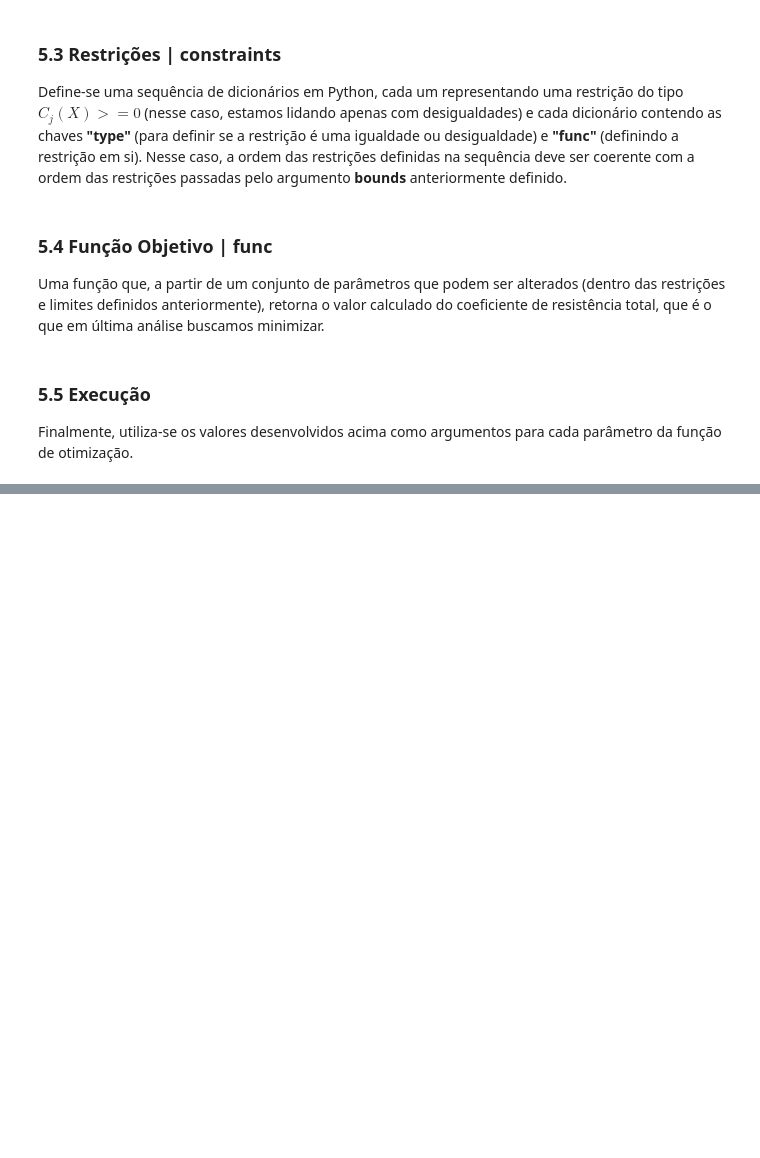
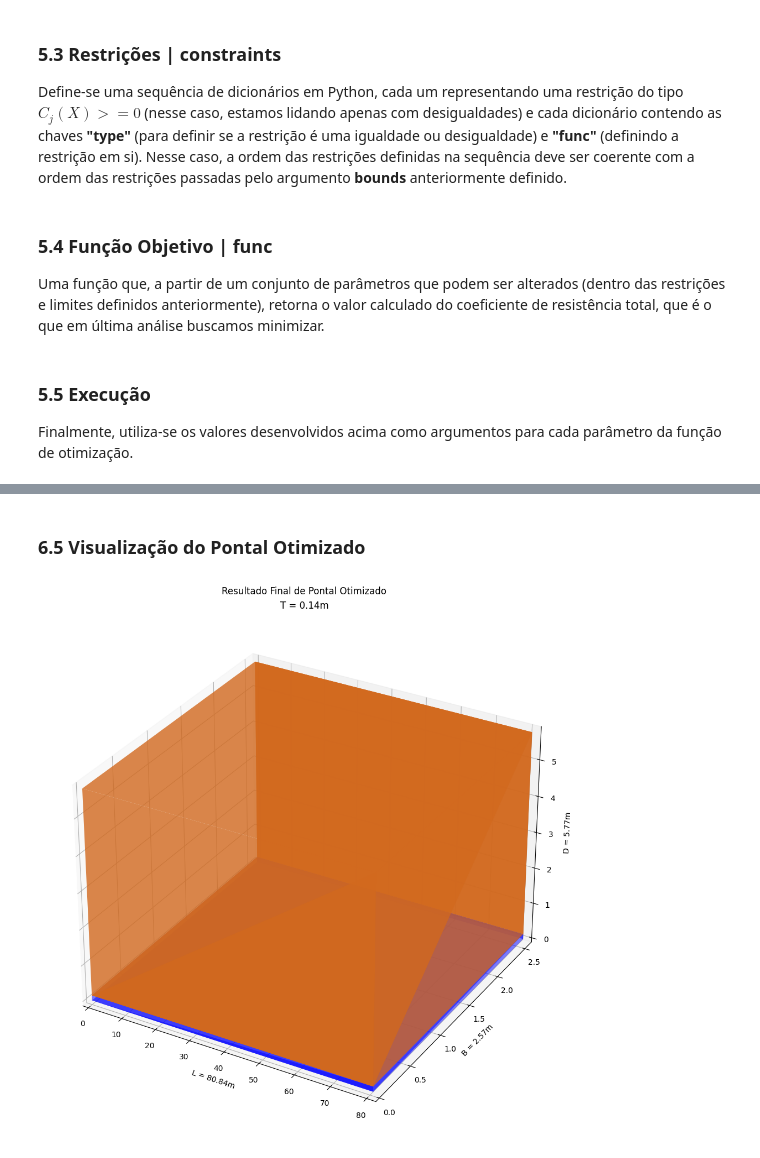
Before and after one commit to leonardolombardi07/otimizacao-pontal, a Jupyter notebook: Report.ipynb, the cells around one changed output, grey strips where cells are left out. Drawn from its saved outputs; the diff is of its cells as text; code cells hidden in the pictures; blank space fills up the shorter version.

```diff
--- a/Report.ipynb
+++ b/Report.ipynb
@@ -583,0 +632,58 @@ plot_results(x_and_fun_results)
+# %% [markdown]
+### 6.5 Visualização do Pontal Otimizado  <a name="6.5"></a>
+# %%
+# type: ignore
+import numpy as np
+from mpl_toolkits.mplot3d.art3d import Poly3DCollection
+import matplotlib.pyplot as plt
+
+def plot_result_as_dual_parallelepiped(x: tuple):
+    L, B, D, T, _ = x  # Desempacota os valores
+
+    # Pontos base para definição dos paralelepípedos
+    base_points = np.array([
+        [0, 0, 0], [1, 0, 0], [1, 1, 0], [0, 1, 0],
+        [0, 0, 1], [1, 0, 1], [1, 1, 1], [0, 1, 1]
+    ])
+
+    # Transformações para os paralelepípedos
+    P1 = [[L, 0, 0], [0, B, 0], [0, 0, T]]
+    P2 = [[L, 0, 0], [0, B, 0], [0, 0, D - T]]
+
+    # Calcula os vértices dos paralelepípedos
+    Z1 = np.zeros((8, 3))
+    for i in range(8):
+        Z1[i, :] = np.dot(base_points[i, :], P1)
+
+    Z2 = np.zeros((8, 3))
+    for i in range(8):
+        Z2[i, :] = np.dot(base_points[i, :], P2) + [0, 0, T]  # Desloca no eixo Z
+
+    fig = plt.figure()
+    ax = fig.add_subplot(111, projection='3d')
+
+    # Define as faces dos paralelepípedos
+    underwater = [Z1[0:4], Z1[4:8], np.append(Z1[0:2], Z1[5:7][::-1], axis=0),
+              np.append(Z1[2:4], Z1[6:8][::-1], axis=0), Z1[[0, 1, 5, 4]], Z1[[2, 3, 7, 6]]]
+    abovewater = [Z2[0:4], Z2[4:8], np.append(Z2[0:2], Z2[5:7][::-1], axis=0),
+              np.append(Z2[2:4], Z2[6:8][::-1], axis=0), Z2[[0, 1, 5, 4]], Z2[[2, 3, 7, 6]]]
+
+    # Plota os paralelepípedos
+
+    ax.add_collection3d(Poly3DCollection(abovewater, facecolors='chocolate', linewidths=0, alpha=0.8))
+    ax.add_collection3d(Poly3DCollection(underwater, facecolors='blue', linewidths=1, alpha=0.5))
+
+    ax.set_xlim([0, L])
+    ax.set_ylim([0, B])
+    ax.set_zlim([0, D])
+    ax.set_xlabel(f'L = {round(L, 2)}m')
+    ax.set_ylabel(f'B = {round(B, 2)}m')
+    ax.set_zlabel(f'D = {round(D, 2)}m')
+    fig.suptitle('Resultado Final de Pontal Otimizado')
+    fig.set_size_inches(10, 10) # Assim a label do eixo z não fica cortada
+    ax.set_title(f'T = {round(T, 2)}m')
+    plt.show()
+
+plot_result_as_dual_parallelepiped(x_and_fun_results[-1])
+# %% [output]
+[figure, added]
```
Also changed, not shown: parts of 11 cells of this notebook.
